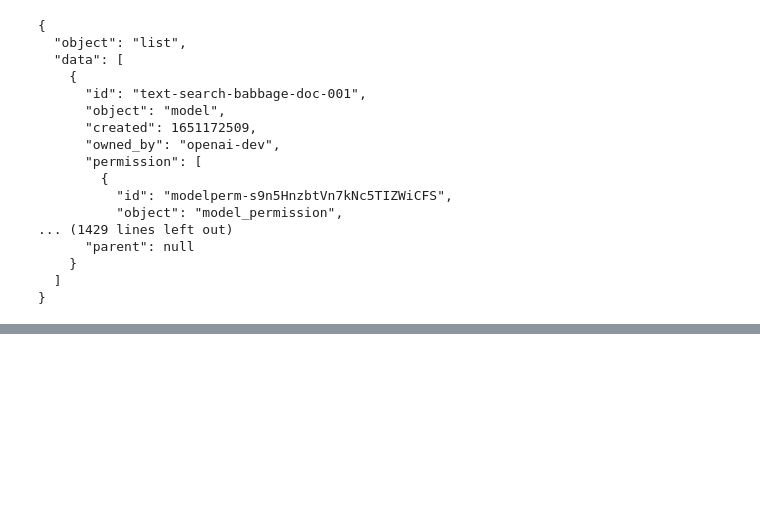
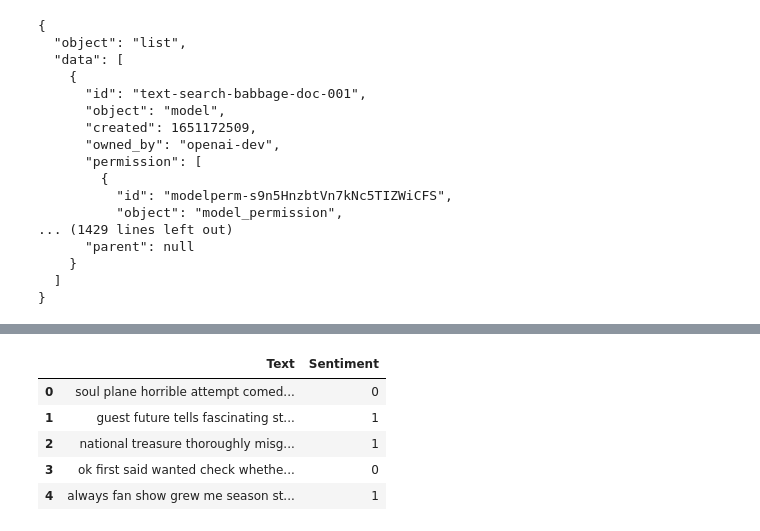
Before and after one commit to YatingPan/Essentials-for-Text-and-Speech-Processing, a Jupyter notebook: Essential_Project.ipynb, the cells around one changed output, grey strips where cells are left out. Cells and saved outputs as stored; diff of their text form; code cells hidden in the pictures; blank space fills up the shorter version.

```diff
--- a/Essential_Project.ipynb
+++ b/Essential_Project.ipynb
@@ -1116,19 +1129,3 @@ openai.api_key = api_key
     }
   ]
 }
-# %%
-def classify_with_chatgpt(text):
-    """
-    Uses ChatGPT to classify the input text and returns the predicted label.
-    You might need to adjust the prompt based on how your data/task is structured.
-    """
-    response = openai.Completion.create(
-        engine="gpt-3.5-turbo",
-        prompt=f"Classify the following text into category 0 or 1: '{text}'",
-        max_tokens=10  # Limit to a reasonable number of tokens for a short answer
-    )
-    # Extract the label from the response
-    label = int(response.choices[0].text.strip())  # Assuming the model returns "0" or "1"
-    return label
-
-predicted_labels = [classify_with_chatgpt(text) for text in X_test]
@@ -1161,0 +1190,16 @@ print(f"F1-score: {f1:.2f}")
+# %%
+# drop sentiment label "Invalid" data
+results = [result for result in results if result[1] != "Invalid"]
+
+# Convert the results into a dataframe
+results_df = pd.DataFrame(results, columns=["Text", "Sentiment"])
+
+# print the dataframe
+results_df.head()
+# %% [output]
+|  | Text | Sentiment |
+| 0 | soul plane horrible attempt comed... | 0 |
+| 1 | guest future tells fascinating st... | 1 |
+| 2 | national treasure thoroughly misg... | 1 |
+| 3 | ok first said wanted check whethe... | 0 |
+| 4 | always fan show grew me season st... | 1 |
```
Also changed, not shown: parts of 19 cells of this notebook.
